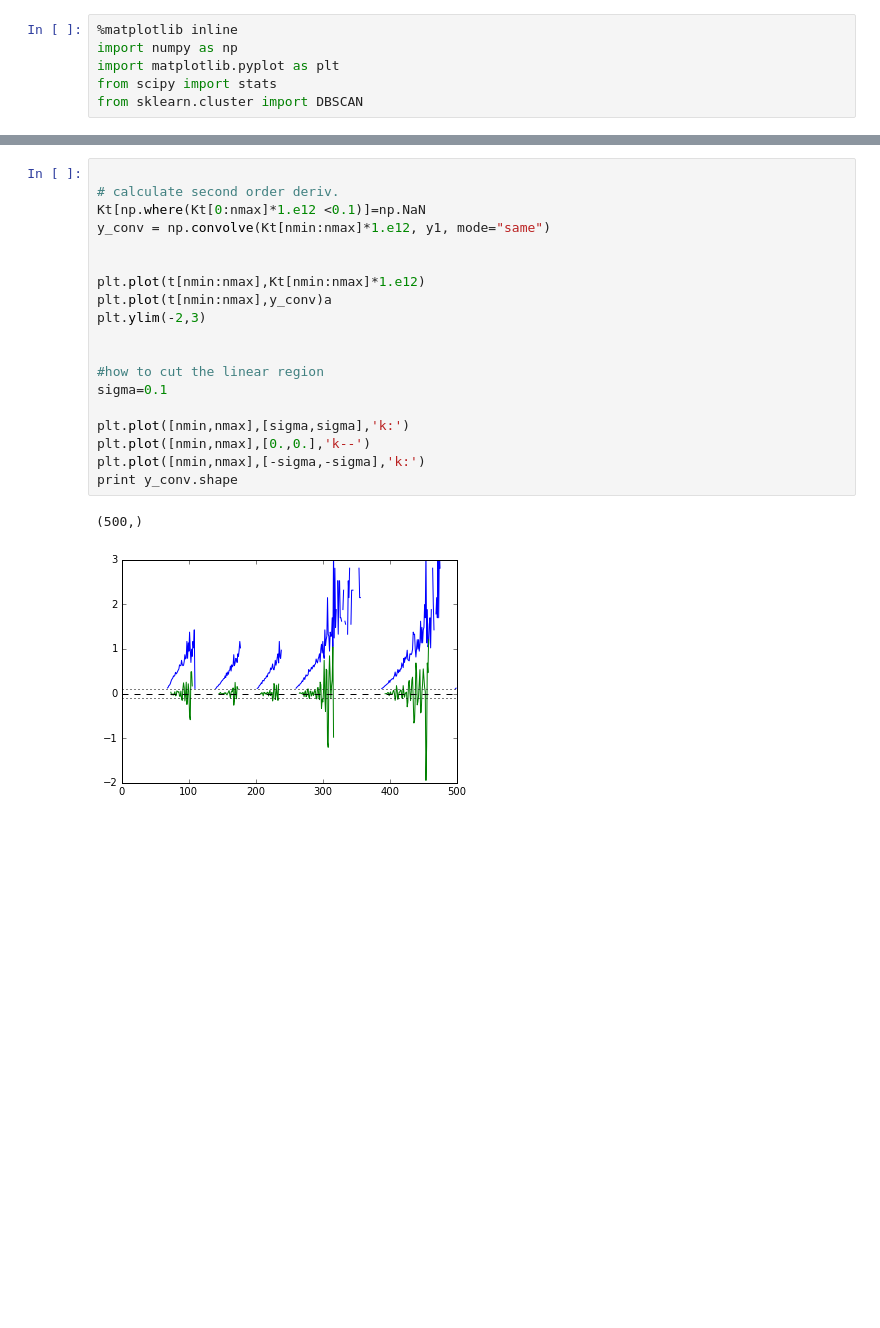
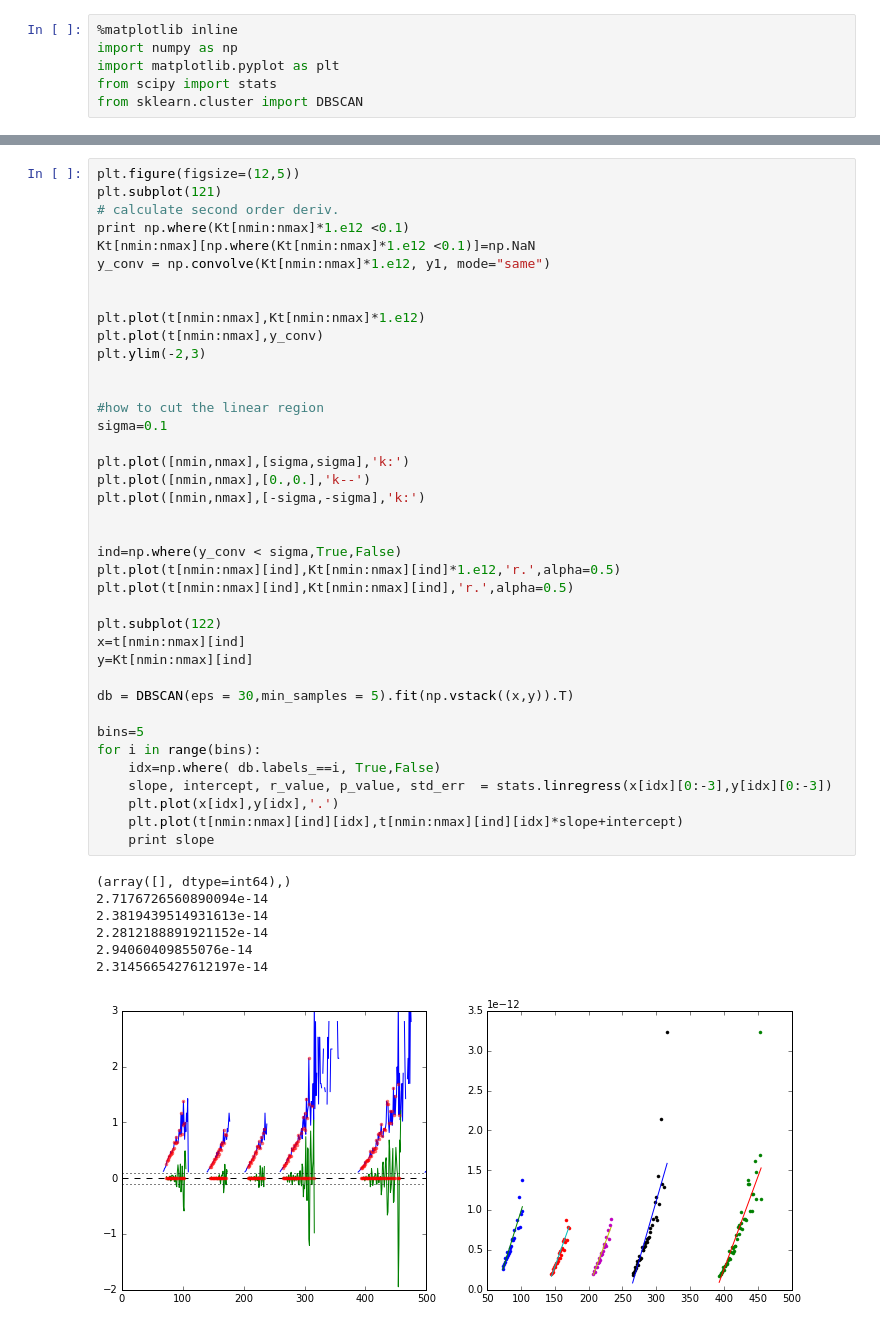
Before and after one commit to legolason/linear_fit, a Jupyter notebook: linear_fit.ipynb, the cells around one changed output, grey strips where cells are left out. Saved outputs shown, nothing was run; the diff lists cells and outputs as text; blank space fills up the shorter version.

```diff
--- a/linear_fit.ipynb
+++ b/linear_fit.ipynb
@@ -42,22 +44,47 @@ plt.plot(t[nmin:nmax],Kt[nmin:nmax])
 # %%
-
+plt.figure(figsize=(12,5))
+plt.subplot(121)
 # calculate second order deriv.
-Kt[np.where(Kt[0:nmax]*1.e12 <0.1)]=np.NaN
+print np.where(Kt[nmin:nmax]*1.e12 <0.1)
+Kt[nmin:nmax][np.where(Kt[nmin:nmax]*1.e12 <0.1)]=np.NaN
 y_conv = np.convolve(Kt[nmin:nmax]*1.e12, y1, mode="same")
 
 
 plt.plot(t[nmin:nmax],Kt[nmin:nmax]*1.e12)
-plt.plot(t[nmin:nmax],y_conv)a
+plt.plot(t[nmin:nmax],y_conv)
 plt.ylim(-2,3)
 
 
 #how to cut the linear region
 sigma=0.1
 
 plt.plot([nmin,nmax],[sigma,sigma],'k:')
 plt.plot([nmin,nmax],[0.,0.],'k--')
 plt.plot([nmin,nmax],[-sigma,-sigma],'k:')
-print y_conv.shape
+
+
+ind=np.where(y_conv < sigma,True,False)
+plt.plot(t[nmin:nmax][ind],Kt[nmin:nmax][ind]*1.e12,'r.',alpha=0.5)
+plt.plot(t[nmin:nmax][ind],Kt[nmin:nmax][ind],'r.',alpha=0.5)
+
+plt.subplot(122)
+x=t[nmin:nmax][ind]
+y=Kt[nmin:nmax][ind]
+
+db = DBSCAN(eps = 30,min_samples = 5).fit(np.vstack((x,y)).T)
+
+bins=5
+for i in range(bins):
+    idx=np.where( db.labels_==i, True,False)
+    slope, intercept, r_value, p_value, std_err  = stats.linregress(x[idx][0:-3],y[idx][0:-3])
+    plt.plot(x[idx],y[idx],'.')
+    plt.plot(t[nmin:nmax][ind][idx],t[nmin:nmax][ind][idx]*slope+intercept)
+    print slope
 # %% [output]
-(500,)
+(array([], dtype=int64),)
+2.7176726560890094e-14
+2.3819439514931613e-14
+2.2812188891921152e-14
+2.94060409855076e-14
+2.3145665427612197e-14
-[figure, old version]
+[figure, new version]
```
Also changed, not shown: parts of 5 cells of this notebook.
